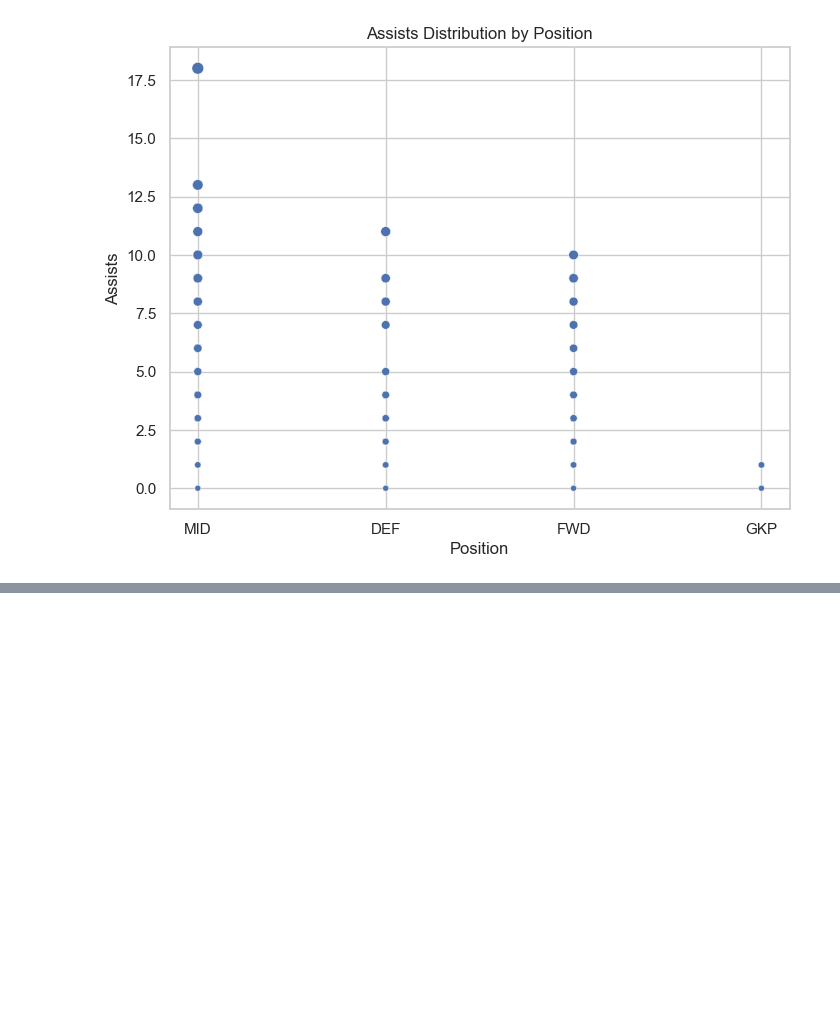
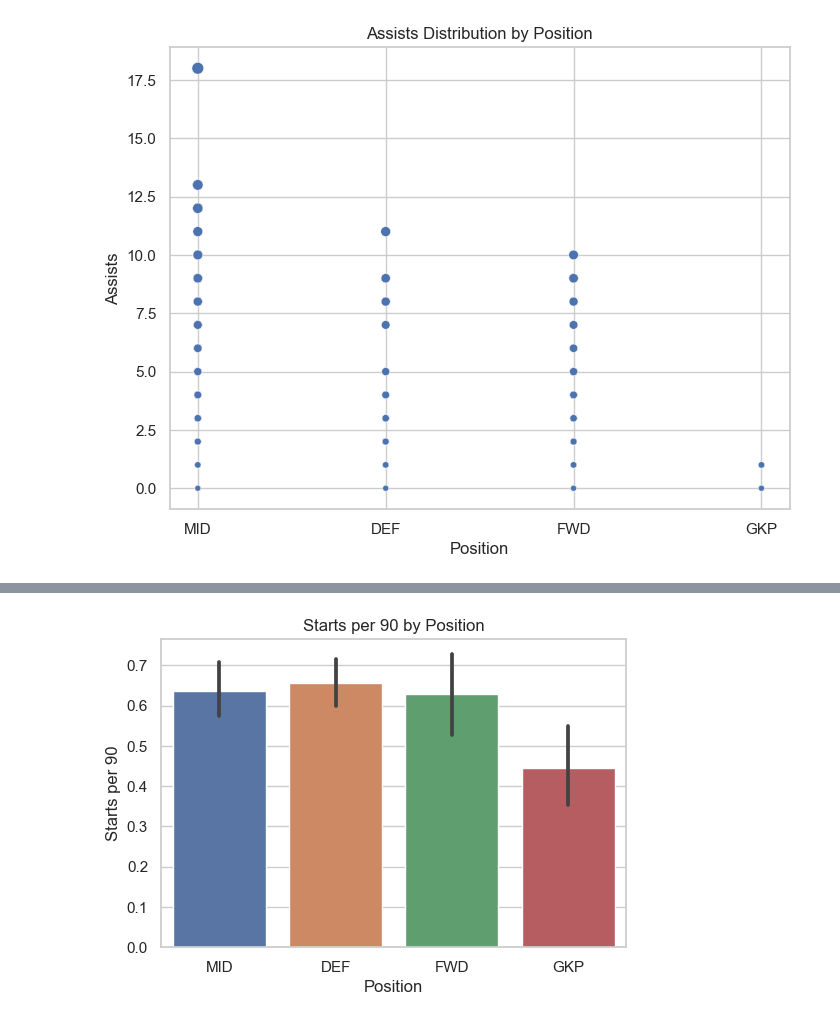
Before and after one commit to matthewwangg/Player-Performance-Prediction-1.0, a Jupyter notebook: notebooks/data visualization/Visualization By Player Type.ipynb, the cells around one changed output, grey strips where cells are left out. Saved outputs shown, nothing was run; the diff lists cells and outputs as text; code cells hidden in the pictures; blank space fills up the shorter version.

Commit message:
Update visualization notebook

```diff
--- a/notebooks/data visualization/Visualization By Player Type.ipynb
+++ b/notebooks/data visualization/Visualization By Player Type.ipynb
@@ -49,0 +50,9 @@ plt.show()
+# %%
+plt.figure(figsize=(6, 4))  # Adjust the figure size
+sns.barplot(data=df, x='position', y='starts_per_90')  # Create a bar plot
+plt.title("Starts per 90 by Position")  # Title of the plot
+plt.xlabel("Position")  # Label for the x-axis
+plt.ylabel("Starts per 90")  # Label for the y-axis
+plt.show()  # Display the plot
+# %% [output]
+[figure, added]
```
Also changed, not shown: parts of 5 cells of this notebook.
